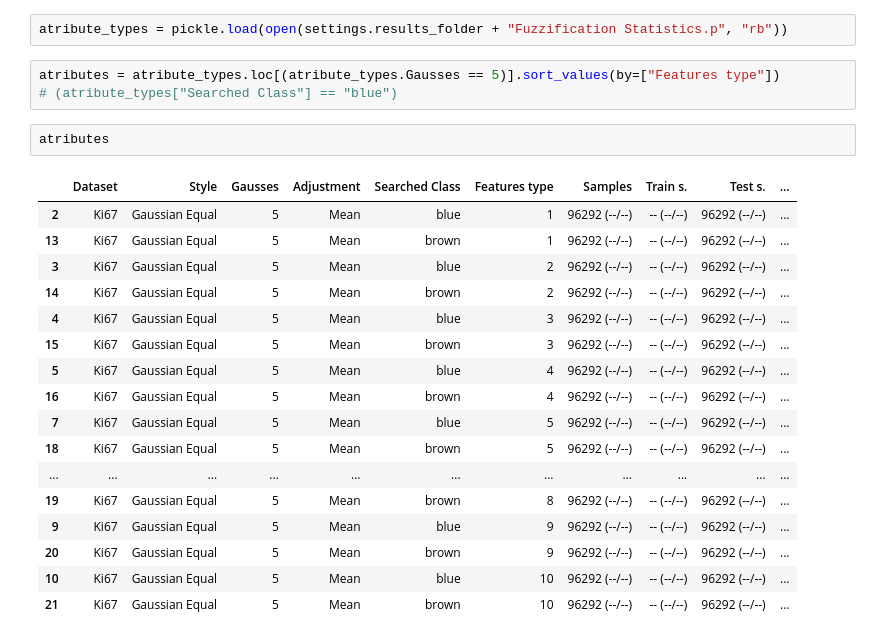
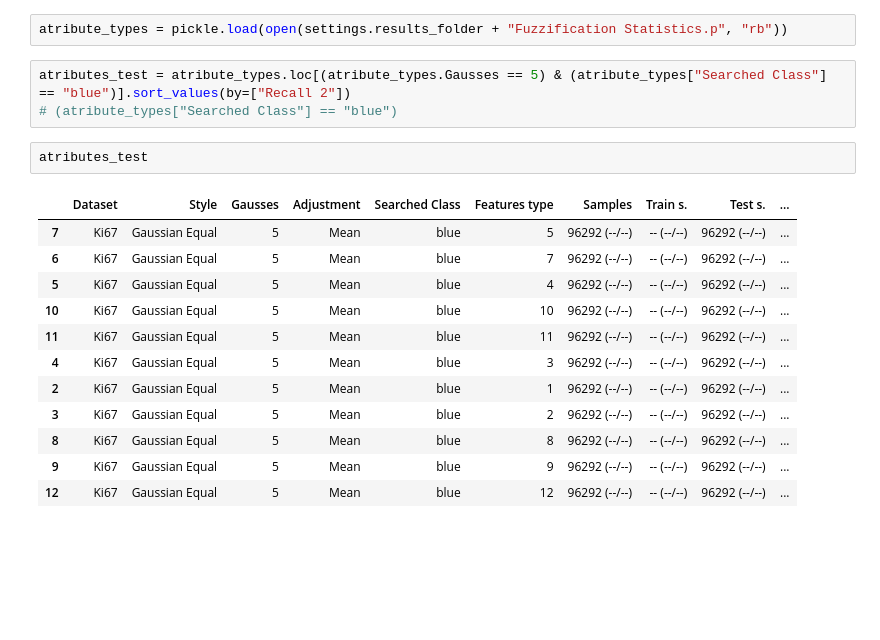
Before and after one commit to AdamDlubak/Ki67, a Jupyter notebook: Test - Ki67/Untitled.ipynb, the cells around one changed output. Drawn from its saved outputs; the diff is of its cells as text; blank space fills up the shorter version.

```diff
--- a/Test - Ki67/Untitled.ipynb
+++ b/Test - Ki67/Untitled.ipynb
@@ -11,28 +11,23 @@ settings = Settings(generalSettings)
 # %%
 atribute_types = pickle.load(open(settings.results_folder + "Fuzzification Statistics.p", "rb"))
 # %%
-atributes = atribute_types.loc[(atribute_types.Gausses == 5)].sort_values(by=["Features type"])
+atributes_test = atribute_types.loc[(atribute_types.Gausses == 5) & (atribute_types["Searched Class"] == "blue")].sort_values(by=["Recall 2"])
 # (atribute_types["Searched Class"] == "blue")
-# %%
-atributes
-# %% [output]
-|  | Dataset | Style | Gausses | Adjustment | Searched Class | Features type | Samples | Train s. | Test s. | ... |
-| 2 | Ki67 | Gaussian Equal | 5 | Mean | blue | 1 | 96292 (--/--) | -- (--/--) | 96292 (--/--) | ... |
-| 13 | Ki67 | Gaussian Equal | 5 | Mean | brown | 1 | 96292 (--/--) | -- (--/--) | 96292 (--/--) | ... |
-| 3 | Ki67 | Gaussian Equal | 5 | Mean | blue | 2 | 96292 (--/--) | -- (--/--) | 96292 (--/--) | ... |
-| 14 | Ki67 | Gaussian Equal | 5 | Mean | brown | 2 | 96292 (--/--) | -- (--/--) | 96292 (--/--) | ... |
-| 4 | Ki67 | Gaussian Equal | 5 | Mean | blue | 3 | 96292 (--/--) | -- (--/--) | 96292 (--/--) | ... |
-| 15 | Ki67 | Gaussian Equal | 5 | Mean | brown | 3 | 96292 (--/--) | -- (--/--) | 96292 (--/--) | ... |
-| 5 | Ki67 | Gaussian Equal | 5 | Mean | blue | 4 | 96292 (--/--) | -- (--/--) | 96292 (--/--) | ... |
-| 16 | Ki67 | Gaussian Equal | 5 | Mean | brown | 4 | 96292 (--/--) | -- (--/--) | 96292 (--/--) | ... |
-| 7 | Ki67 | Gaussian Equal | 5 | Mean | blue | 5 | 96292 (--/--) | -- (--/--) | 96292 (--/--) | ... |
-| 18 | Ki67 | Gaussian Equal | 5 | Mean | brown | 5 | 96292 (--/--) | -- (--/--) | 96292 (--/--) | ... |
-| ... | ... | ... | ... | ... | ... | ... | ... | ... | ... | ... |
-| 19 | Ki67 | Gaussian Equal | 5 | Mean | brown | 8 | 96292 (--/--) | -- (--/--) | 96292 (--/--) | ... |
-| 9 | Ki67 | Gaussian Equal | 5 | Mean | blue | 9 | 96292 (--/--) | -- (--/--) | 96292 (--/--) | ... |
-| 20 | Ki67 | Gaussian Equal | 5 | Mean | brown | 9 | 96292 (--/--) | -- (--/--) | 96292 (--/--) | ... |
-| 10 | Ki67 | Gaussian Equal | 5 | Mean | blue | 10 | 96292 (--/--) | -- (--/--) | 96292 (--/--) | ... |
-| 21 | Ki67 | Gaussian Equal | 5 | Mean | brown | 10 | 96292 (--/--) | -- (--/--) | 96292 (--/--) | ... |
+# %%
+atributes_test
+# %% [output]
+|  | Dataset | Style | Gausses | Adjustment | Searched Class | Features type | Samples | Train s. | Test s. | ... |
+| 7 | Ki67 | Gaussian Equal | 5 | Mean | blue | 5 | 96292 (--/--) | -- (--/--) | 96292 (--/--) | ... |
+| 6 | Ki67 | Gaussian Equal | 5 | Mean | blue | 7 | 96292 (--/--) | -- (--/--) | 96292 (--/--) | ... |
+| 5 | Ki67 | Gaussian Equal | 5 | Mean | blue | 4 | 96292 (--/--) | -- (--/--) | 96292 (--/--) | ... |
+| 10 | Ki67 | Gaussian Equal | 5 | Mean | blue | 10 | 96292 (--/--) | -- (--/--) | 96292 (--/--) | ... |
+| 11 | Ki67 | Gaussian Equal | 5 | Mean | blue | 11 | 96292 (--/--) | -- (--/--) | 96292 (--/--) | ... |
+| 4 | Ki67 | Gaussian Equal | 5 | Mean | blue | 3 | 96292 (--/--) | -- (--/--) | 96292 (--/--) | ... |
+| 2 | Ki67 | Gaussian Equal | 5 | Mean | blue | 1 | 96292 (--/--) | -- (--/--) | 96292 (--/--) | ... |
+| 3 | Ki67 | Gaussian Equal | 5 | Mean | blue | 2 | 96292 (--/--) | -- (--/--) | 96292 (--/--) | ... |
+| 8 | Ki67 | Gaussian Equal | 5 | Mean | blue | 8 | 96292 (--/--) | -- (--/--) | 96292 (--/--) | ... |
+| 9 | Ki67 | Gaussian Equal | 5 | Mean | blue | 9 | 96292 (--/--) | -- (--/--) | 96292 (--/--) | ... |
+| 12 | Ki67 | Gaussian Equal | 5 | Mean | blue | 12 | 96292 (--/--) | -- (--/--) | 96292 (--/--) | ... |
 # %%
 sns.set(style="whitegrid")
 g = sns.catplot(x="Features type", y="Average Recall", hue="Searched Class", data=atributes, kind="bar", palette="muted", height=10, aspect=2)
```
Also changed, not shown: parts of 1 cell of this notebook, 47 other files.
